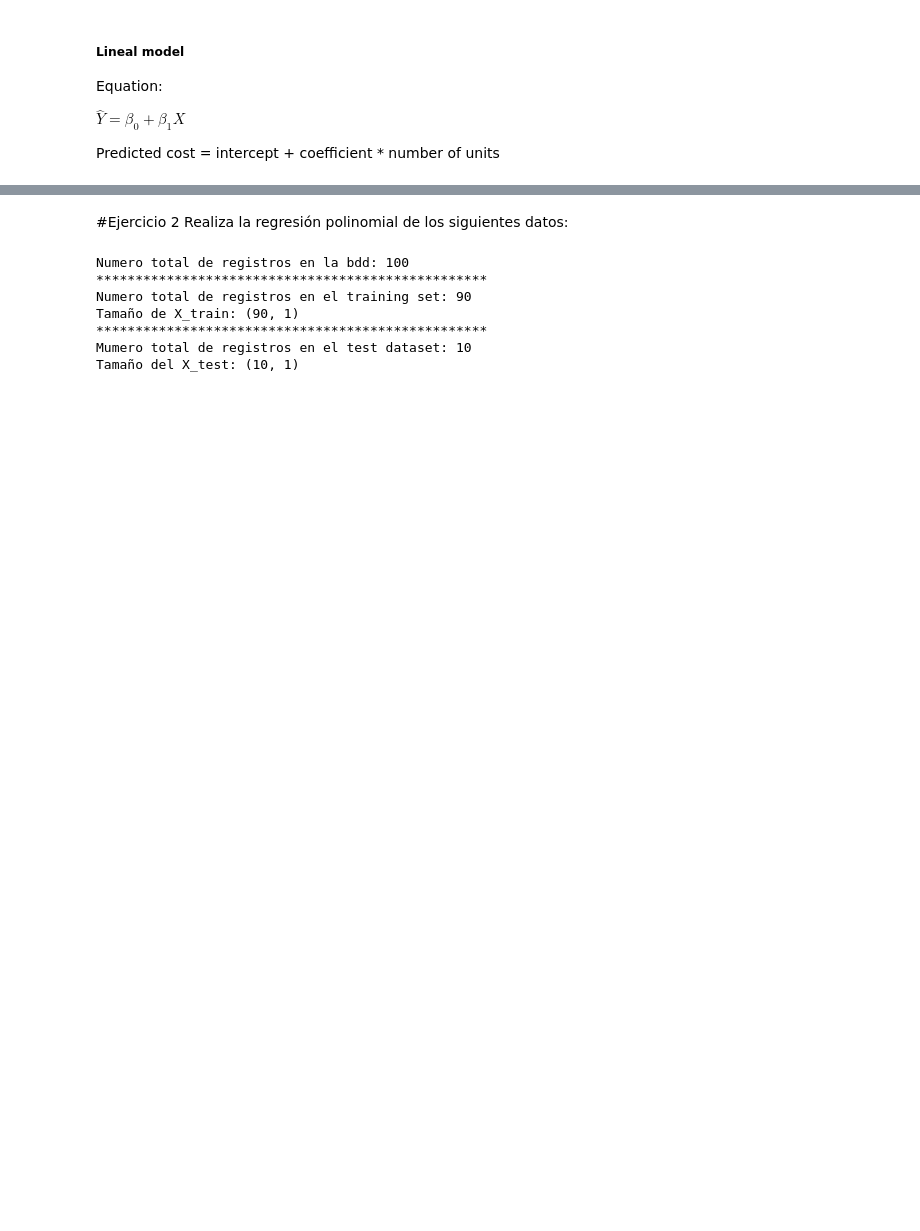
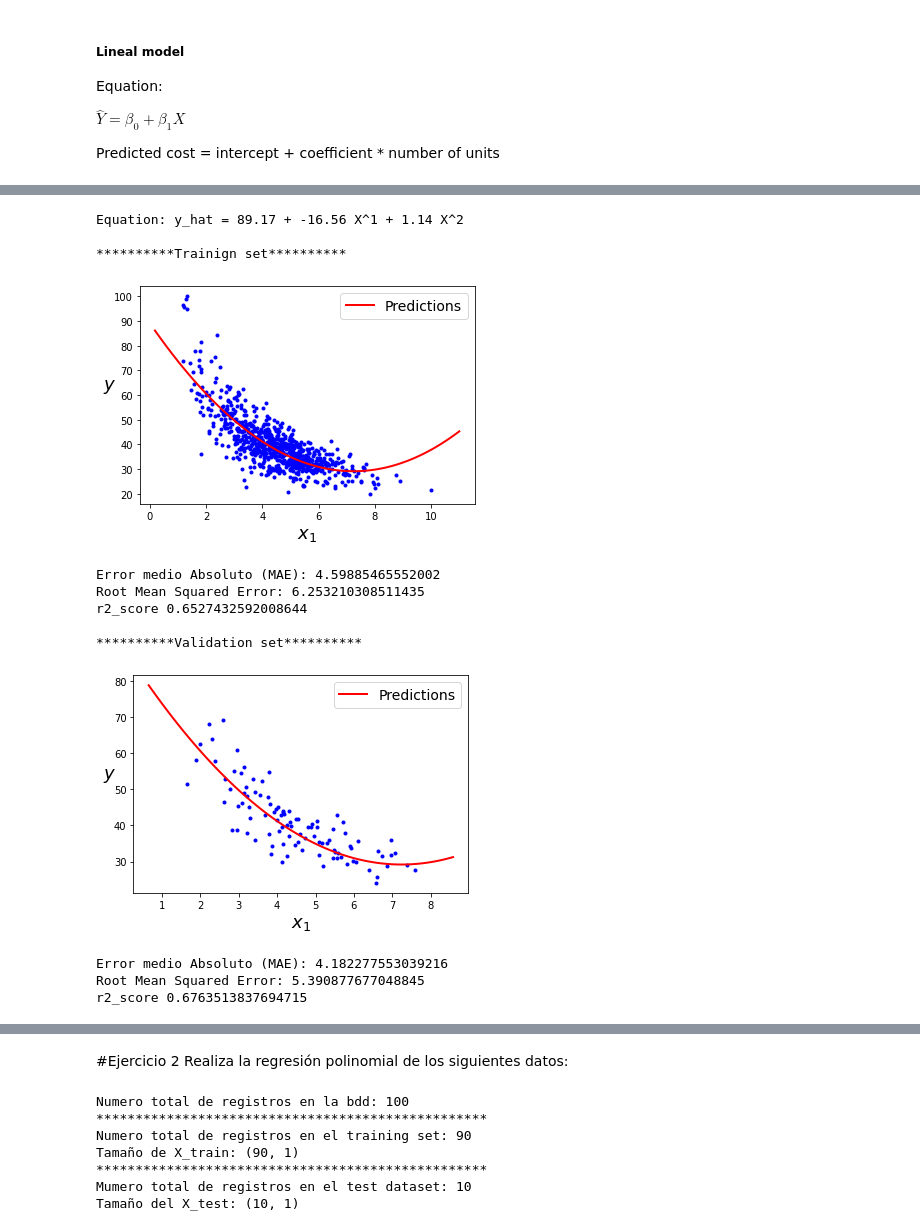
Before and after one commit to PosgradoMNA/actividades-de-aprendizaje-Walt9819, a Jupyter notebook: Week7/RegresionesyKMeans.ipynb, the cells around one changed output, grey strips where cells are left out. Saved outputs shown, nothing was run; the diff lists cells and outputs as text; code cells hidden in the pictures; blank space fills up the shorter version.

```diff
--- a/Week7/RegresionesyKMeans.ipynb
+++ b/Week7/RegresionesyKMeans.ipynb
@@ -358,0 +439,25 @@ NameError: ignored
+# %%
+# Train and evaluate a 2nd degree model
+degree = 2
+poly_reg = PolyFit(X_train, y_train, degree)
+poly_reg.print_equation()
+print('\n' + '*' * 10 + "Trainign set" + '*' * 10)
+poly_reg.plotPrediction()
+poly_reg.print_metrics()
+print('\n' + '*' * 10 + "Validation set" + '*' * 10)
+poly_reg.plotPrediction(X_val, y_val)
+poly_reg.print_metrics(X_val, y_val)
+# %% [output]
+Equation: y_hat = 89.17 + -16.56 X^1 + 1.14 X^2
+
+**********Trainign set**********
+[figure, added]
+Error medio Absoluto (MAE): 4.59885465552002
+Root Mean Squared Error: 6.253210308511435
+r2_score 0.6527432592008644
+
+**********Validation set**********
+[figure, added]
+Error medio Absoluto (MAE): 4.182277553039216
+Root Mean Squared Error: 5.390877677048845
+r2_score 0.6763513837694715
```
Also changed, not shown: parts of 30 cells of this notebook.
